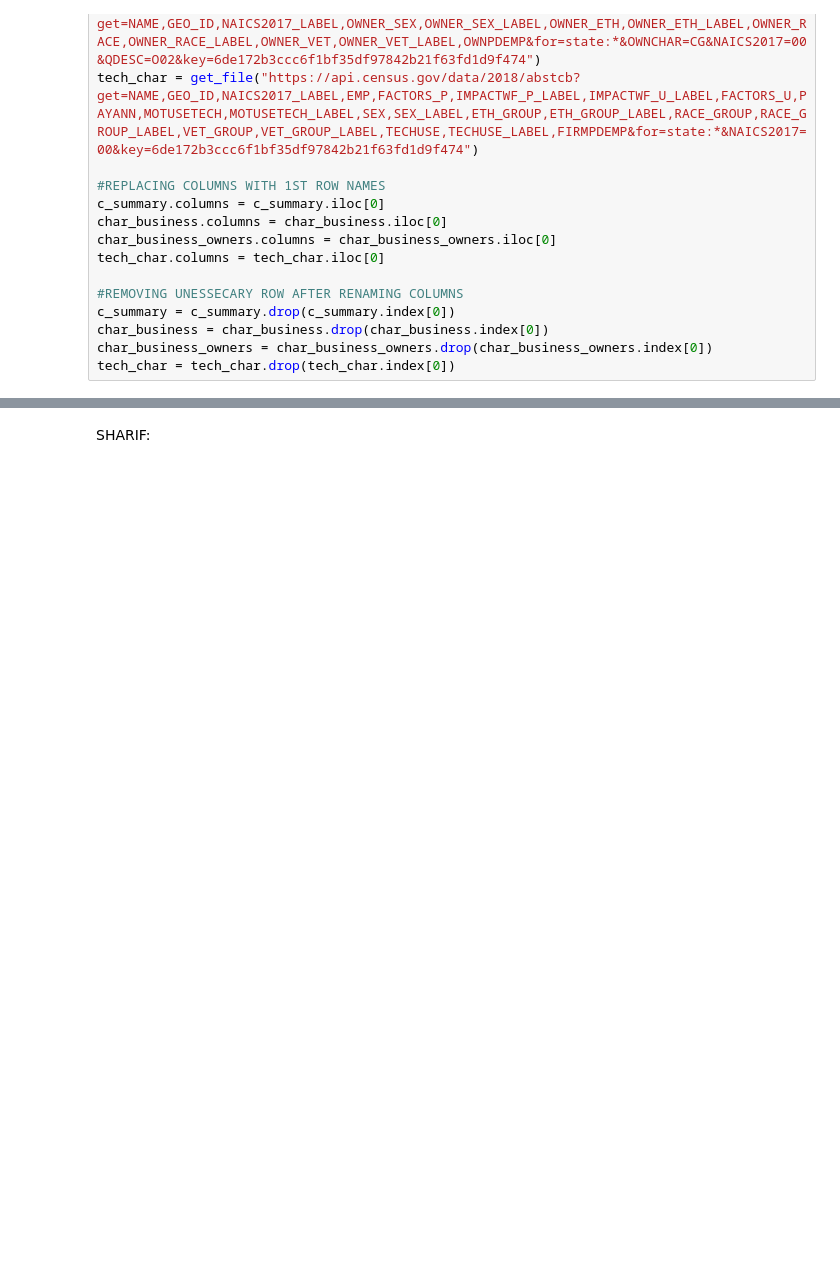
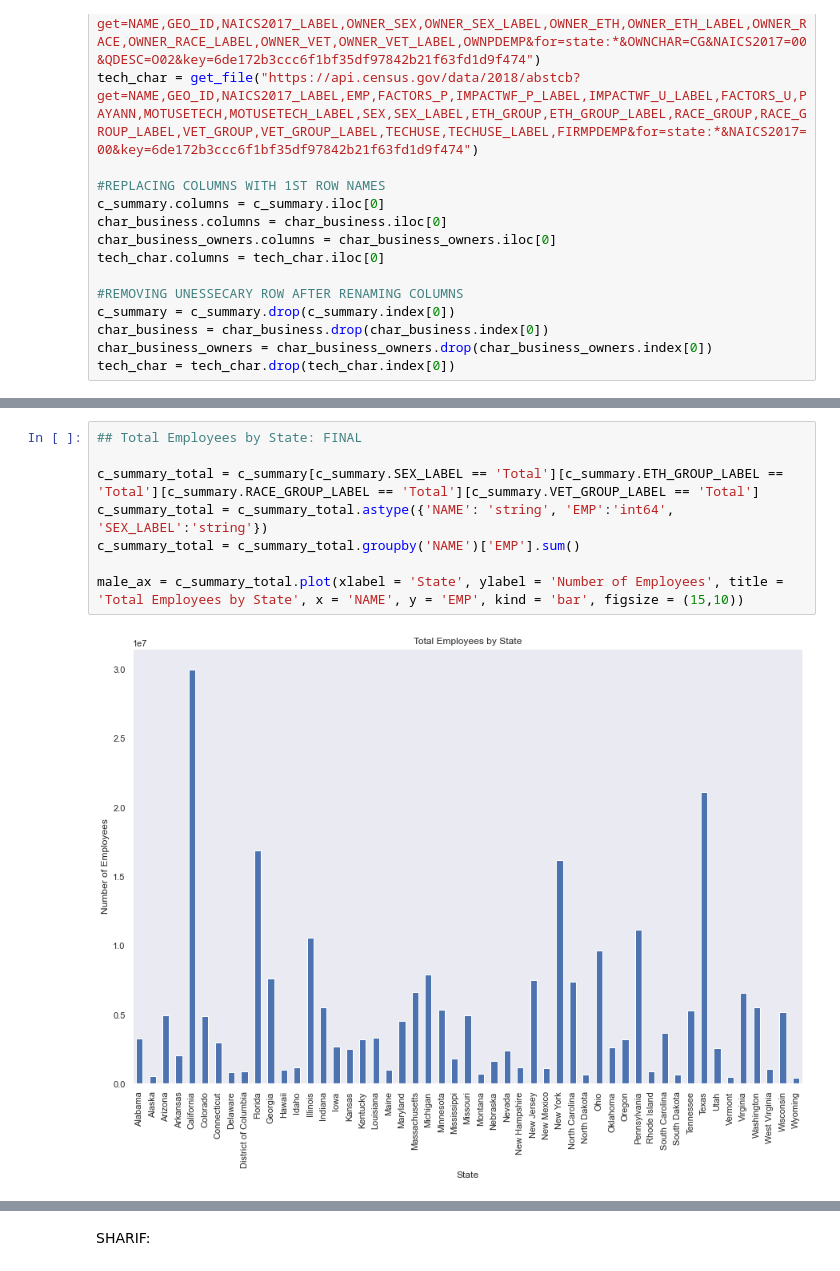
Before and after one commit to Myself1214/LPSW-API-Assesment, a Jupyter notebook: General Code1.ipynb, the cells around one changed output, grey strips where cells are left out. Saved outputs shown, nothing was run; the diff lists cells and outputs as text; blank space fills up the shorter version.

Commit message:
added final visualization

```diff
--- a/General Code1.ipynb
+++ b/General Code1.ipynb
@@ -529,3 +537,13 @@ tech_char = tech_char.drop(tech_char.index[0])
+# %%
+## Total Employees by State: FINAL
+
+c_summary_total = c_summary[c_summary.SEX_LABEL == 'Total'][c_summary.ETH_GROUP_LABEL == 'Total'][c_summary.RACE_GROUP_LABEL == 'Total'][c_summary.VET_GROUP_LABEL == 'Total']
+c_summary_total = c_summary_total.astype({'NAME': 'string', 'EMP':'int64', 'SEX_LABEL':'string'})
+c_summary_total = c_summary_total.groupby('NAME')['EMP'].sum()
+
+male_ax = c_summary_total.plot(xlabel = 'State', ylabel = 'Number of Employees', title = 'Total Employees by State', x = 'NAME', y = 'EMP', kind = 'bar', figsize = (15,10))
+# %% [output]
+[figure, added]
 # %%
 ## Male Employees by State: FINAL
 
```
Also changed, not shown: parts of 4 cells of this notebook.
